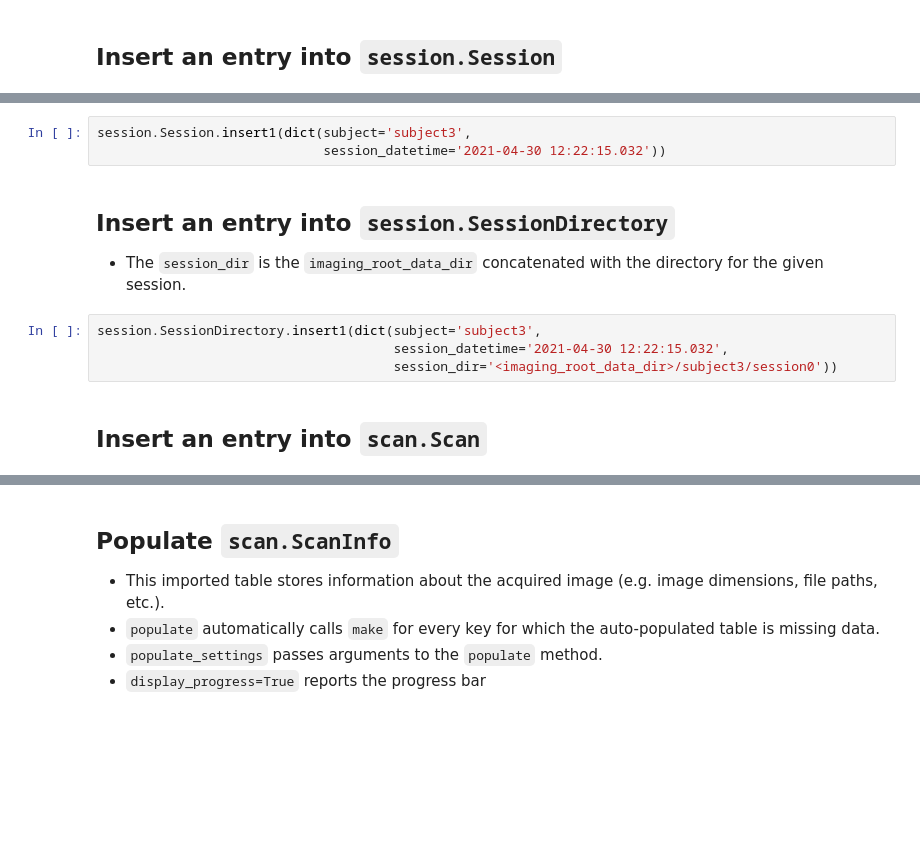
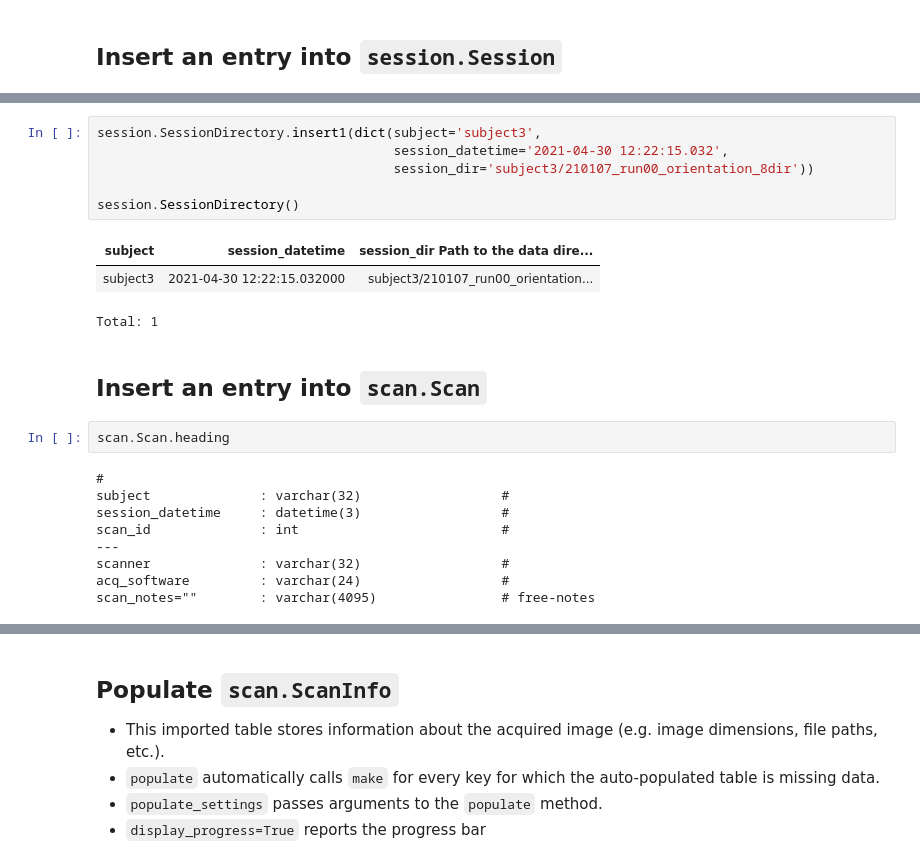
Before and after one commit to datajoint/element-calcium-imaging, a Jupyter notebook: notebooks/03-process.ipynb, the cells around one changed output, grey strips where cells are left out. Drawn from its saved outputs; the diff is of its cells as text; blank space fills up the shorter version.

```diff
--- a/notebooks/03-process.ipynb
+++ b/notebooks/03-process.ipynb
@@ -48,16 +96,26 @@ Equipment.insert1(dict(scanner='Scanbox'))
 # %%
-session.Session.insert1(dict(subject='subject3',
-                             session_datetime='2021-04-30 12:22:15.032'))
+session.SessionDirectory.insert1(dict(subject='subject3',
+                                      session_datetime='2021-04-30 12:22:15.032',
+                                      session_dir='subject3/210107_run00_orientation_8dir'))
+
+session.SessionDirectory()
+# %% [output]
+| subject | session_datetime | session_dir Path to the data dire... |
+| subject3 | 2021-04-30 12:22:15.032000 | subject3/210107_run00_orientation... |
+Total: 1
-# %% [markdown]
-## Insert an entry into `session.SessionDirectory`
-
-+ The `session_dir` is the `imaging_root_data_dir` concatenated with the directory for the given session.
-# %%
-session.SessionDirectory.insert1(dict(subject='subject3',
-                                      session_datetime='2021-04-30 12:22:15.032',
-                                      session_dir='<imaging_root_data_dir>/subject3/session0'))
 # %% [markdown]
 ## Insert an entry into `scan.Scan`
+# %%
+scan.Scan.heading
+# %% [output]
+#
+subject              : varchar(32)                  #
+session_datetime     : datetime(3)                  #
+scan_id              : int                          #
+---
+scanner              : varchar(32)                  #
+acq_software         : varchar(24)                  #
+scan_notes=""        : varchar(4095)                # free-notes
 # %%
 scan.Scan.insert1(dict(subject='subject3',
                        session_datetime='2021-04-30 12:22:15.032',
```
Also changed, not shown: parts of 38 cells of this notebook.
